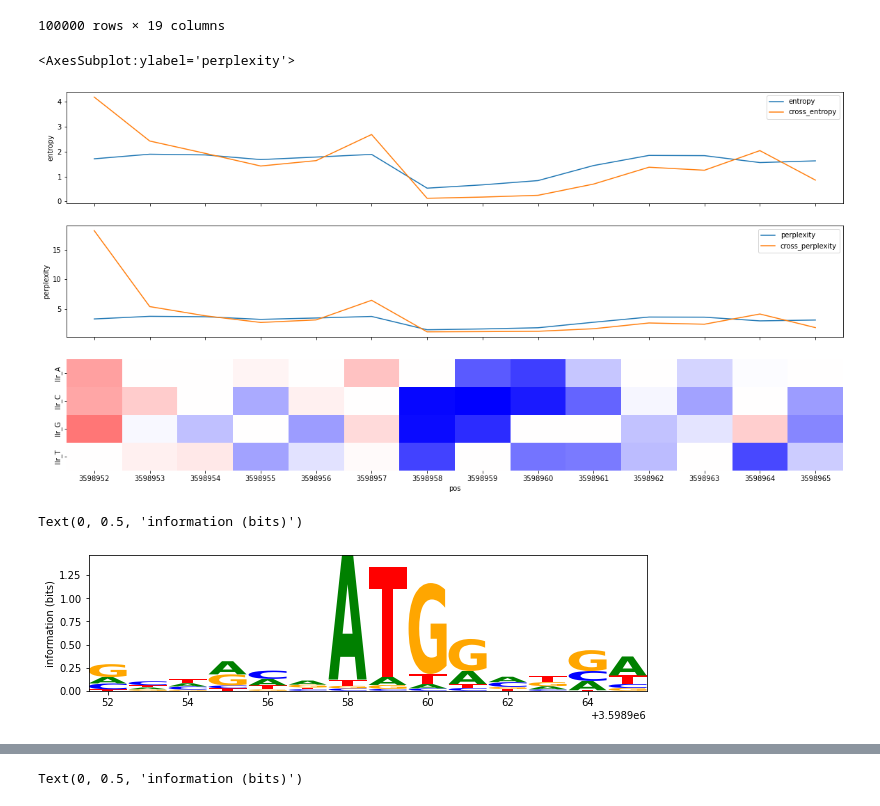
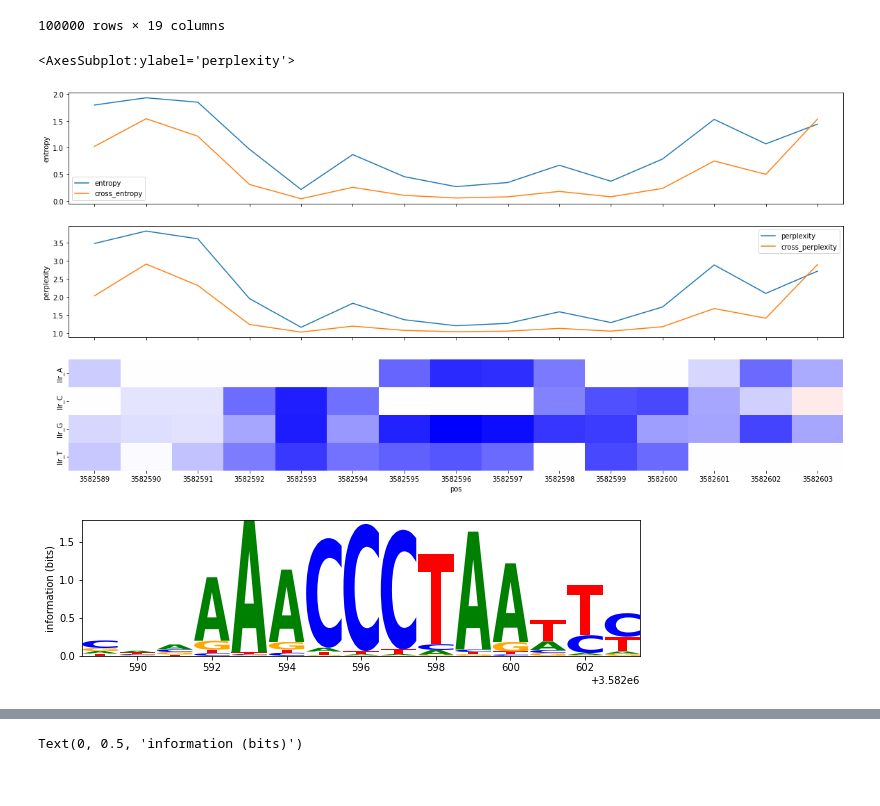
Before and after one commit to songlab-cal/gpn, a Jupyter notebook: plantbert/mlm/plot_perplexity_small_region.ipynb, the cells around one changed output, grey strips where cells are left out. Saved outputs shown, nothing was run; the diff lists cells and outputs as text; code cells hidden in the pictures.

```diff
--- a/plantbert/mlm/plot_perplexity_small_region.ipynb
+++ b/plantbert/mlm/plot_perplexity_small_region.ipynb
@@ -60,9 +60,8 @@ df
 | 3599999 | 3599999 | Chr5 | 0.185623 | 0.146989 | 0.365255 | 0.302132 | T | -0.487148 | -0.720505 | 0.189731 | 0.000000 | ... |
 100000 rows × 19 columns
 # %%
-#this one is a good example
-#min_pos = 3582589 - 20
-#max_pos = 3582603 + 20
+#this one is a good example (TFBS)
+min_pos, max_pos = 3582589, 3582603
 
 # interesting:
 #min_pos, max_pos = 3509696, 3509713
@@ -77,45 +76,45 @@ df
 # Comparative analysis of information content relevant to recognition of introns in many species
 
 # start codon
-min_pos, max_pos = 3598952, 3598965
+#min_pos, max_pos = 3598954, 3598964
 
 #plt.figure(figsize=(40, 5))
 
 fig, axes = plt.subplots(3, 1, sharex=True, sharey=False, figsize=(20, 10))
 
 
 
 g = sns.heatmap(
     data=df.loc[min_pos:max_pos, [f"llr_{nucleotide}" for nucleotide in nucleotides]].T,
     #square=True,
     cbar=False,
     cbar_kws={"orientation": "vertical", "shrink": .05, "label": "LLR"},
     center=0,
     cmap="bwr",
     #annot=annot,
     #fmt = ''
     ax=axes[2]
 )
 
 sns.lineplot(data=df.loc[min_pos:max_pos], y="entropy", x=g.get_xticks(), ax=axes[0], label="entropy")
 sns.lineplot(data=df.loc[min_pos:max_pos], y="perplexity", x=g.get_xticks(), ax=axes[1], label="perplexity")
 sns.lineplot(data=df.loc[min_pos:max_pos], y="cross_entropy", x=g.get_xticks(), ax=axes[0], label="cross_entropy")
 sns.lineplot(data=df.loc[min_pos:max_pos], y="cross_perplexity", x=g.get_xticks(), ax=axes[1], label="cross_perplexity")
 
 
 #df.loc[min_pos:max_pos].plot(x="pos", y="perplexity", ax=axes[0])
 # doesn't work because sns heatmap has a different actual xtick range.
 # %% [output]
 <AxesSubplot:ylabel='perplexity'>
-[figure, old version]
+[figure, new version]
 # %%
 logomaker.Logo(
     logomaker.transform_matrix(df.loc[min_pos:max_pos, nucleotides], from_type="probability", to_type="information"),
 )
 plt.ylabel("information (bits)")
+#plt.savefig("logo_tfbs.svg", bbox_inches="tight")
 # %% [output]
-Text(0, 0.5, 'information (bits)')
-[figure, old version]
+[figure, new version]
 # %%
 # plotting known motif
 # http://planttfdb.gao-lab.org/tf.php?sp=Ath&did=AT1G72740.1
```
Also changed, not shown: parts of 1 cell of this notebook, 3 other files.
